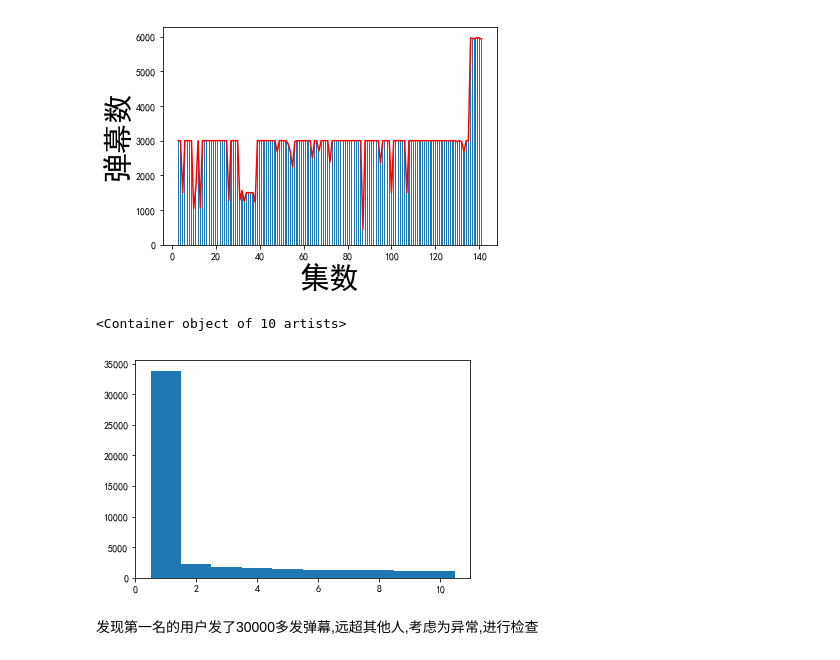
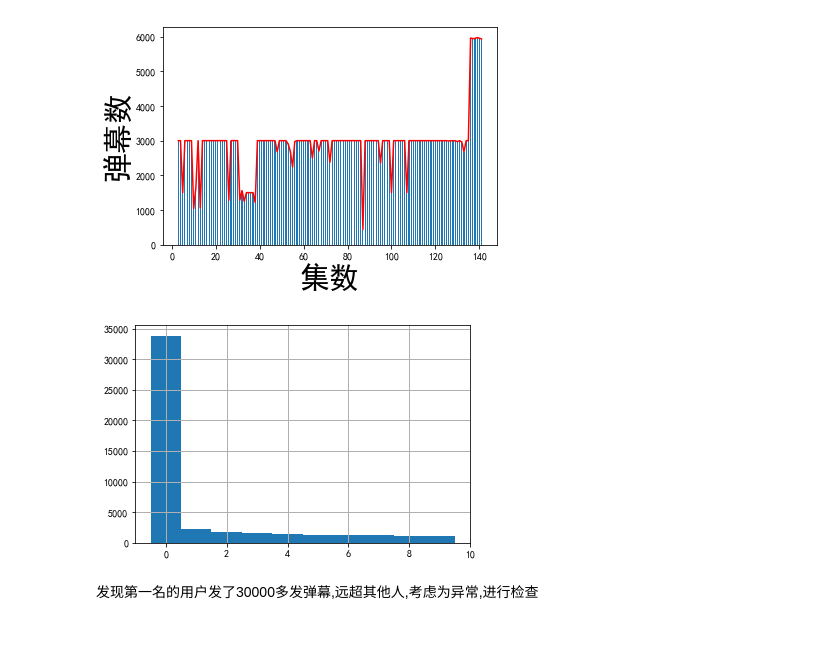
Before and after one commit to mewk3/Acfun_danmu_data_analysis, a Jupyter notebook: code/Acfun_analysis.ipynb, the cells around one changed output. Drawn from its saved outputs; the diff is of its cells as text; code cells hidden in the pictures.

```diff
--- a/code/Acfun_analysis.ipynb
+++ b/code/Acfun_analysis.ipynb
@@ -146,11 +146,11 @@ plt.plot(data1_index,data1_value,c='red')
 # %%
 #用户弹幕量排名
 data_damperuser = data['userid'].value_counts()
 data_damperuser_hbar = data_damperuser.values
-plt.bar(top10_index,data_damperuser_hbar[:10],1)
+plt.bar([x for x in range(0,10)],data_damperuser_hbar[:10],1)
+plt.grid(True,lw=1,mfc='green')
 # %% [output]
-<Container object of 10 artists>
-[figure, old version]
+[figure, new version]
 # %% [markdown]
 发现第一名的用户发了30000多发弹幕,远超其他人,考虑为异常,进行检查
 # %%
```
Also changed, not shown: parts of 2 cells of this notebook.
